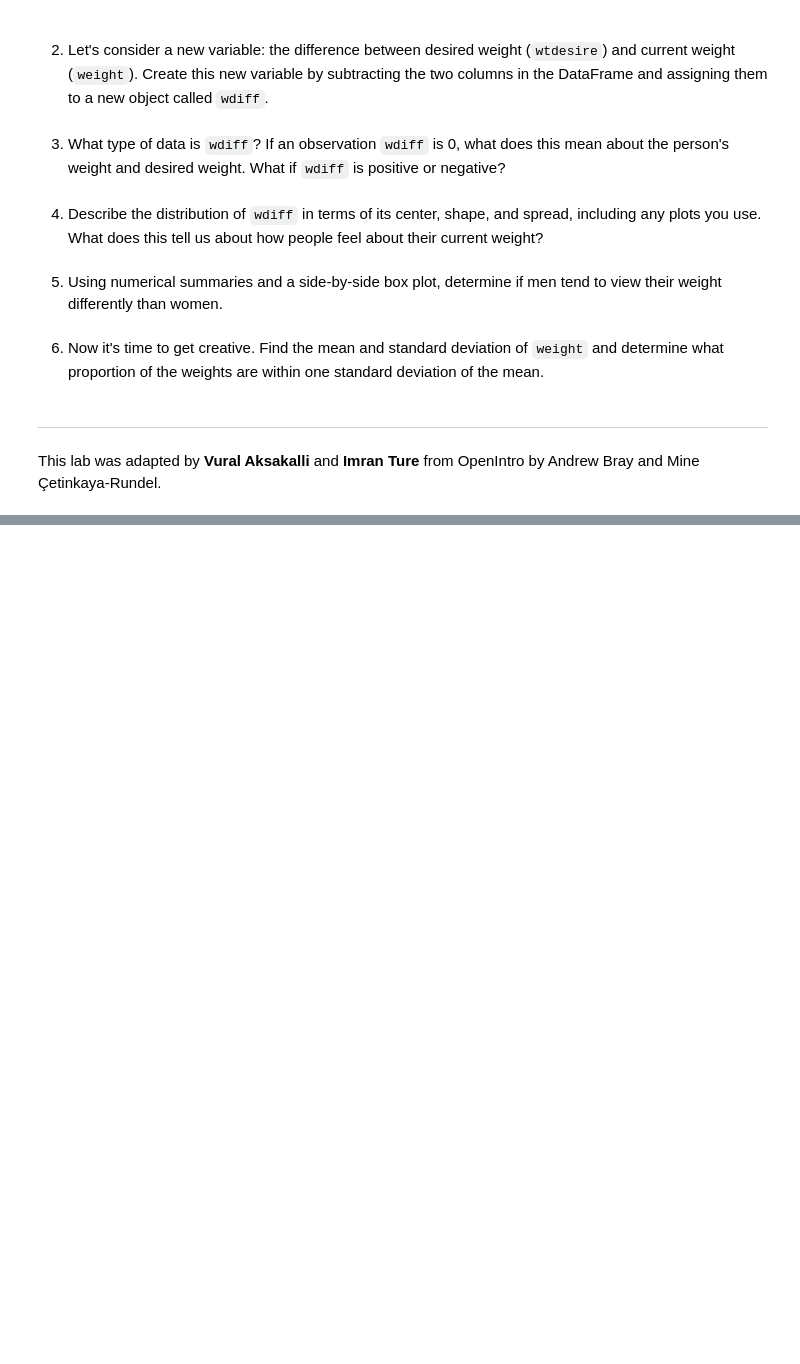
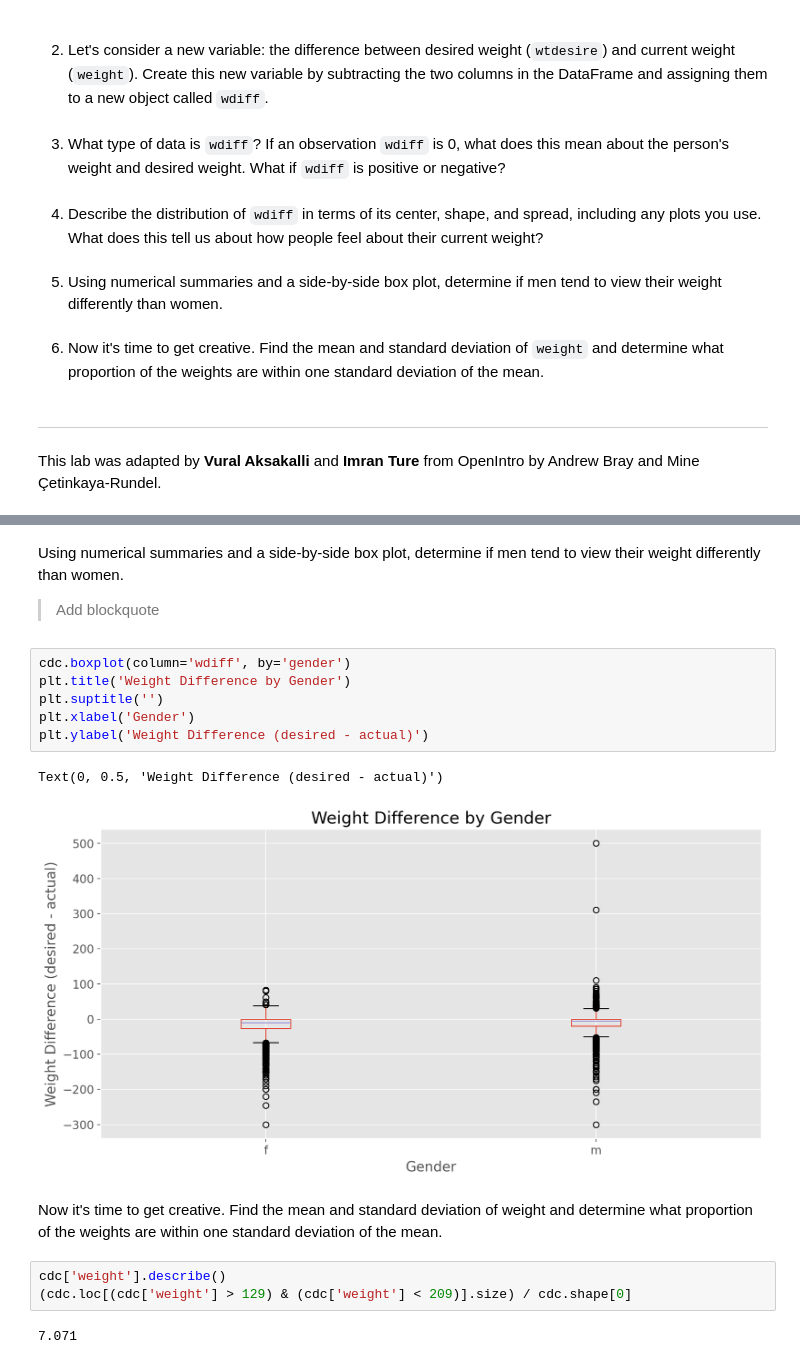
Before and after one commit to muvandii1/OpenIntroStats-Python, a Jupyter notebook: labs/01_intro_to_data/01_intro_to_data.ipynb, the cells around one changed output, grey strips where cells are left out. Drawn from its saved outputs; the diff is of its cells as text; blank space fills up the shorter version.

```diff
--- a/labs/01_intro_to_data/01_intro_to_data.ipynb
+++ b/labs/01_intro_to_data/01_intro_to_data.ipynb
@@ -502,0 +586,20 @@ This lab was adapted by <b>Vural Aksakalli</b> and <b>Imran Ture</b> from OpenIn
+# %% [markdown]
+Using numerical summaries and a side-by-side box plot, determine if men tend to view their weight differently than women.
+
+> Add blockquote
+# %%
+cdc.boxplot(column='wdiff', by='gender')
+plt.title('Weight Difference by Gender')
+plt.suptitle('')
+plt.xlabel('Gender')
+plt.ylabel('Weight Difference (desired - actual)')
+# %% [output]
+Text(0, 0.5, 'Weight Difference (desired - actual)')
+[figure, added]
+# %% [markdown]
+Now it's time to get creative. Find the mean and standard deviation of weight and determine what proportion of the weights are within one standard deviation of the mean.
+# %%
+cdc['weight'].describe()
+(cdc.loc[(cdc['weight'] > 129) & (cdc['weight'] < 209)].size) / cdc.shape[0]
+# %% [output]
+7.071
```
Also changed, not shown: parts of 22 cells of this notebook.
